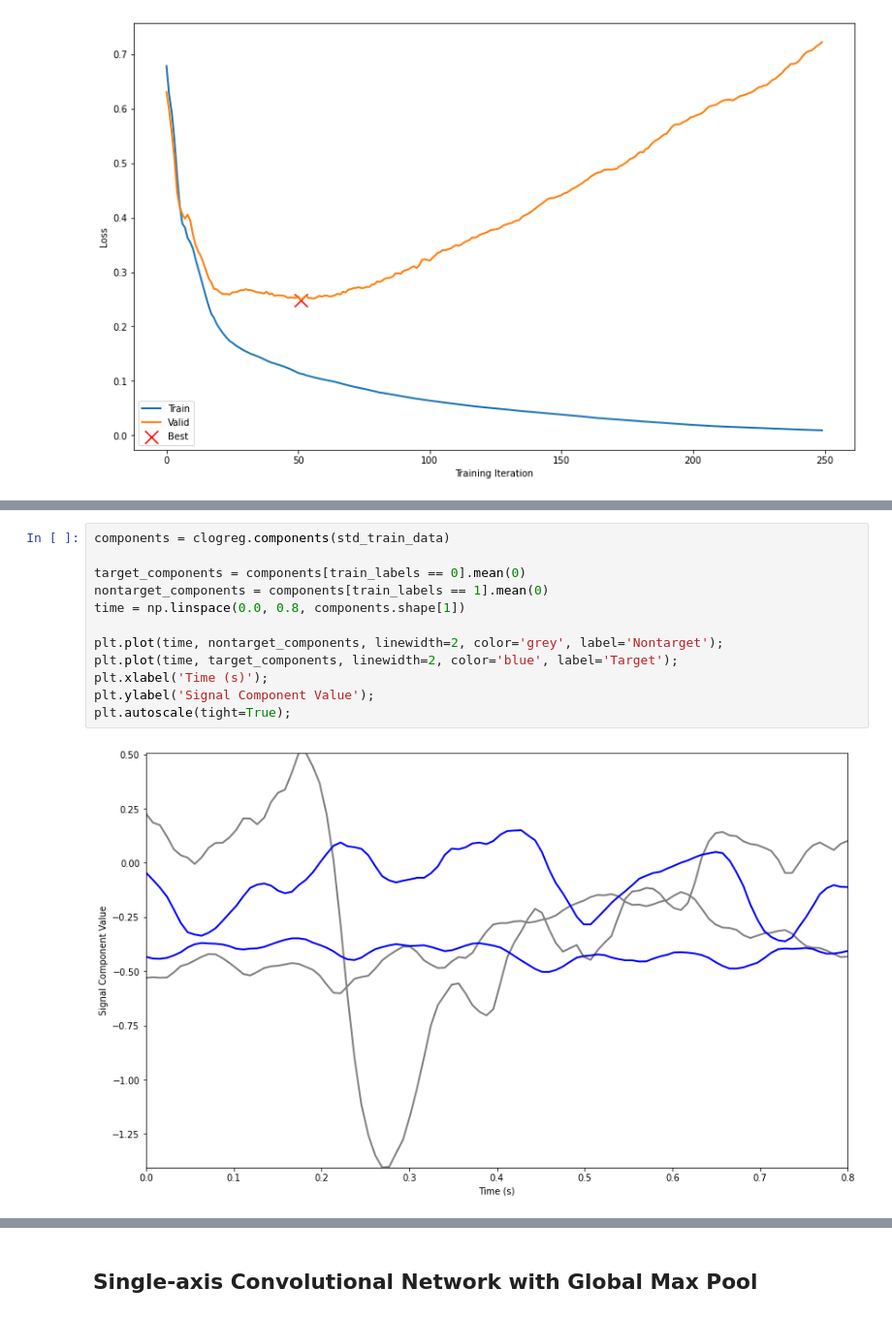
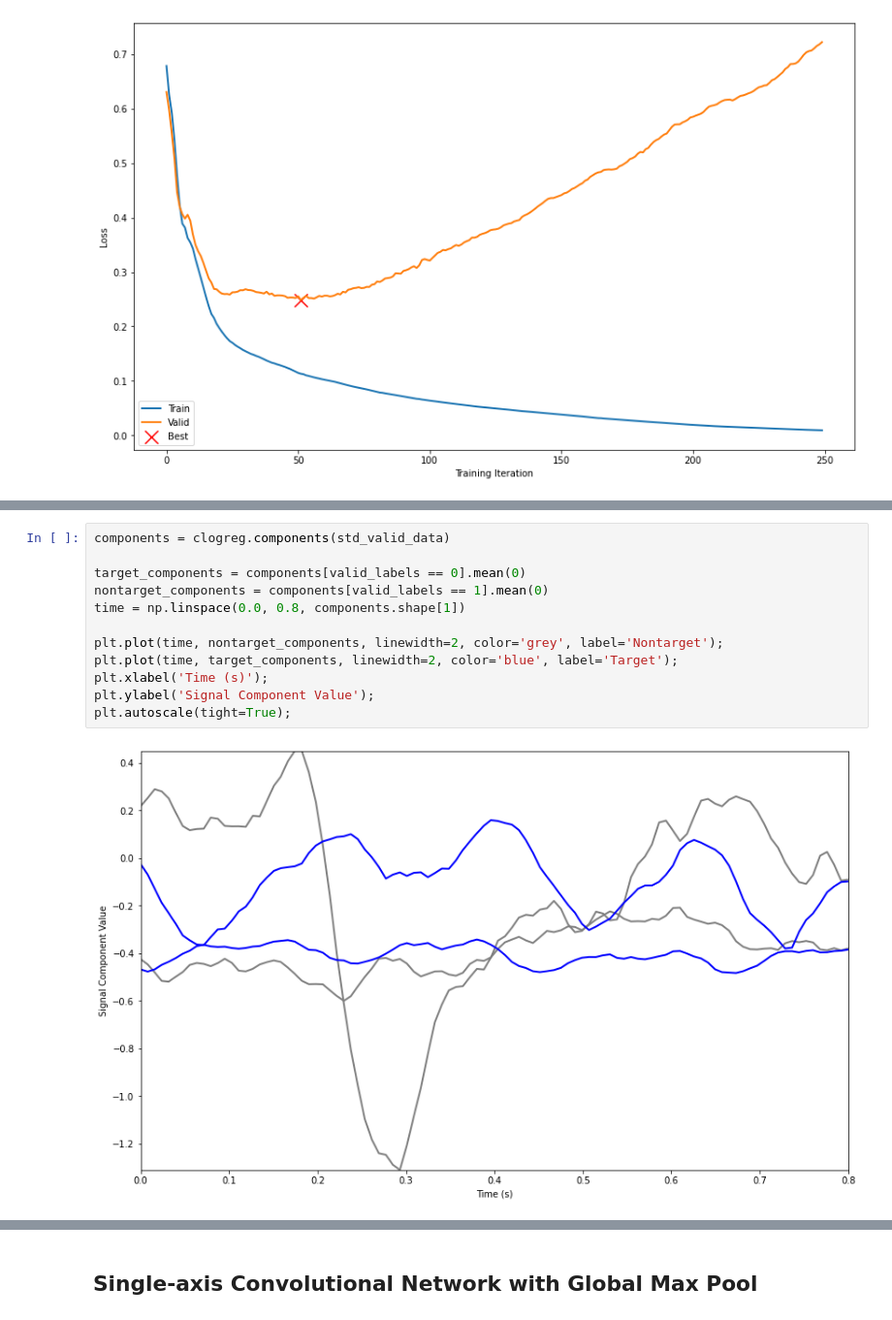
Before and after one commit to idfah/notebooks, a Jupyter notebook: eeg/p300_classification_with_biosemi_data_prep.ipynb, the cells around one changed output, grey strips where cells are left out. Shown at 97% size. Drawn from its saved outputs; the diff is of its cells as text.

```diff
--- a/eeg/p300_classification_with_biosemi_data_prep.ipynb
+++ b/eeg/p300_classification_with_biosemi_data_prep.ipynb
@@ -611,14 +615,14 @@ test AUC: 0.90391
 # %%
-components = clogreg.components(std_train_data)
+components = clogreg.components(std_valid_data)
 
-target_components = components[train_labels == 0].mean(0)
-nontarget_components = components[train_labels == 1].mean(0)
+target_components = components[valid_labels == 0].mean(0)
+nontarget_components = components[valid_labels == 1].mean(0)
 time = np.linspace(0.0, 0.8, components.shape[1])
 
 plt.plot(time, nontarget_components, linewidth=2, color='grey', label='Nontarget');
 plt.plot(time, target_components, linewidth=2, color='blue', label='Target');
 plt.xlabel('Time (s)');
 plt.ylabel('Signal Component Value');
 plt.autoscale(tight=True);
 # %% [output]
-[figure, old version]
+[figure, new version]
```
Also changed, not shown: parts of 11 cells of this notebook, 1 other file.
